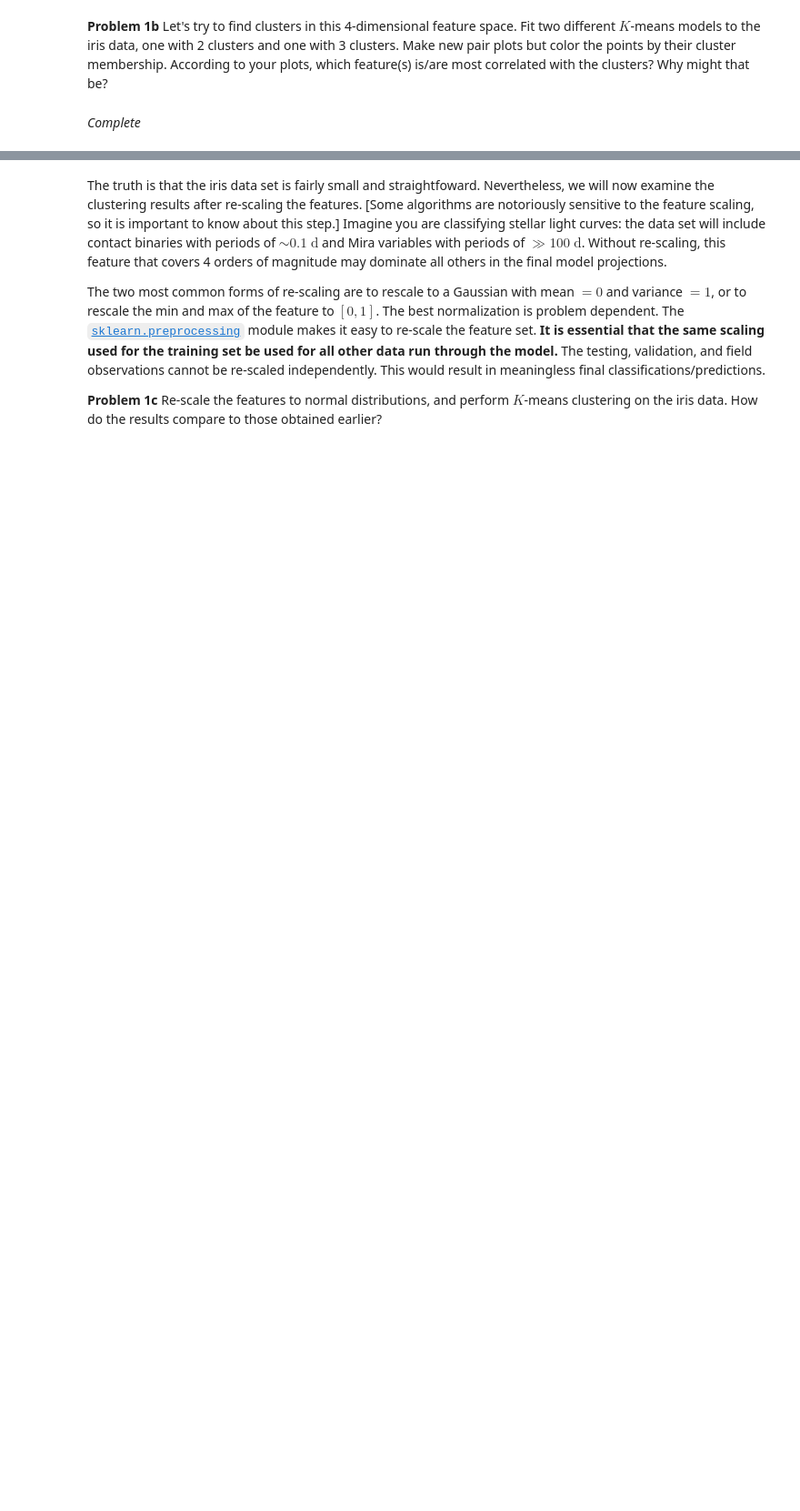
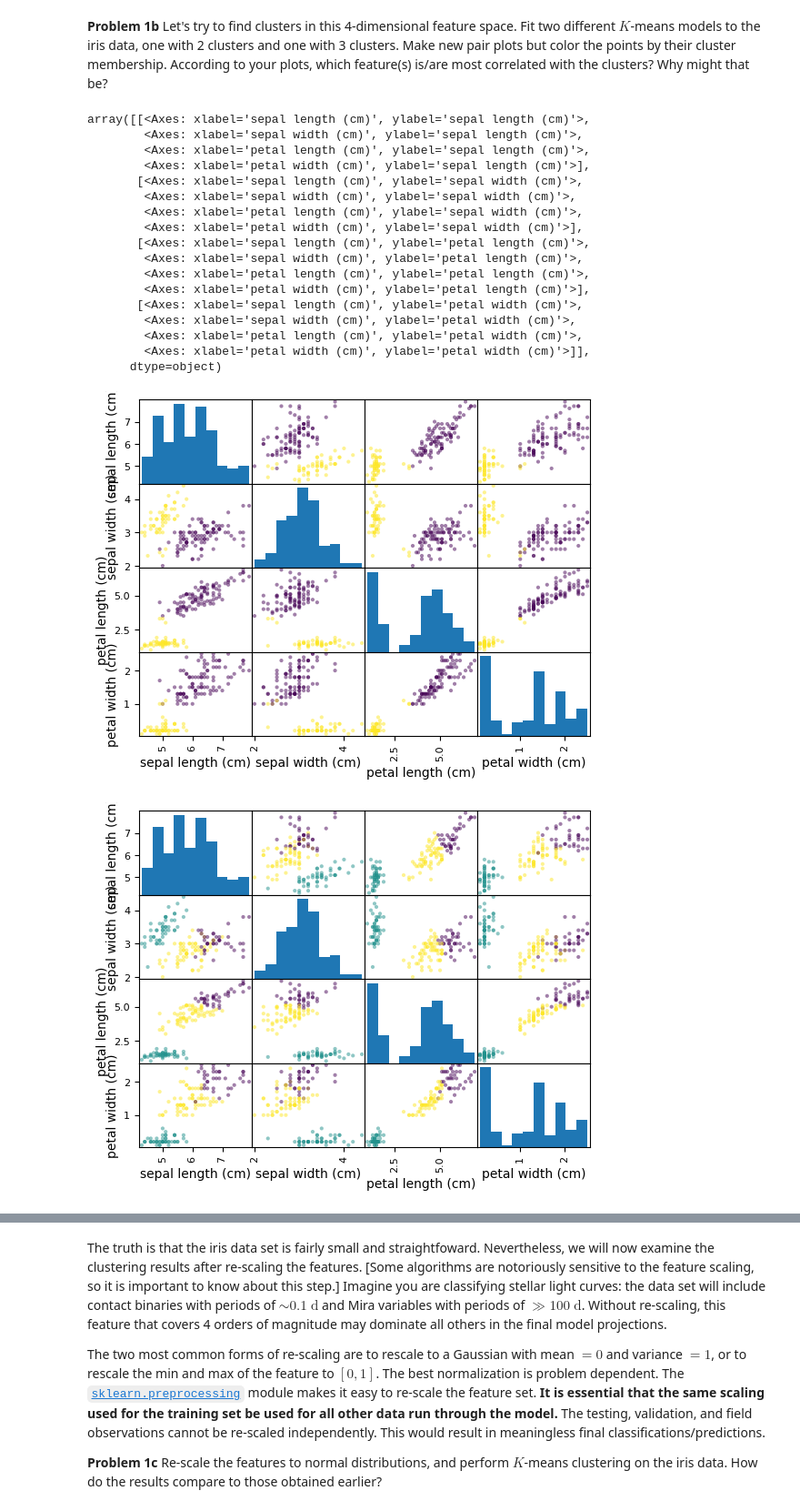
Before and after one commit to ASTR154/clustering, a Jupyter notebook: clustering.ipynb, the cells around one changed output, grey strips where cells are left out. Shown at 91% size. Drawn from its saved outputs; the diff is of its cells as text; code cells hidden in the pictures; blank space fills up the shorter version.

```diff
--- a/clustering.ipynb
+++ b/clustering.ipynb
@@ -37,2 +80,37 @@ print(clusters2)
-# %% [markdown]
-*Complete*
+# %%
+from sklearn.cluster import KMeans
+#2 clusters
+kmeans2 = KMeans(n_clusters=2,init='k-means++')
+kmeans2.fit(df)
+clusters2 =  kmeans2.fit_predict(df, y=None, sample_weight=None)
+#print(clusters2)
+
+pd.plotting.scatter_matrix(df,c=clusters2)
+
+# 3 clusters
+kmeans3 = KMeans(n_clusters=3,init='k-means++')
+kmeans3.fit(df)
+clusters3 =  kmeans3.fit_predict(df, y=None, sample_weight=None)
+#print(clusters3)
+
+pd.plotting.scatter_matrix(df,c=clusters3)
+# %% [output]
+array([[<Axes: xlabel='sepal length (cm)', ylabel='sepal length (cm)'>,
+        <Axes: xlabel='sepal width (cm)', ylabel='sepal length (cm)'>,
+        <Axes: xlabel='petal length (cm)', ylabel='sepal length (cm)'>,
+        <Axes: xlabel='petal width (cm)', ylabel='sepal length (cm)'>],
+       [<Axes: xlabel='sepal length (cm)', ylabel='sepal width (cm)'>,
+        <Axes: xlabel='sepal width (cm)', ylabel='sepal width (cm)'>,
+        <Axes: xlabel='petal length (cm)', ylabel='sepal width (cm)'>,
+        <Axes: xlabel='petal width (cm)', ylabel='sepal width (cm)'>],
+       [<Axes: xlabel='sepal length (cm)', ylabel='petal length (cm)'>,
+        <Axes: xlabel='sepal width (cm)', ylabel='petal length (cm)'>,
+        <Axes: xlabel='petal length (cm)', ylabel='petal length (cm)'>,
+        <Axes: xlabel='petal width (cm)', ylabel='petal length (cm)'>],
+       [<Axes: xlabel='sepal length (cm)', ylabel='petal width (cm)'>,
+        <Axes: xlabel='sepal width (cm)', ylabel='petal width (cm)'>,
+        <Axes: xlabel='petal length (cm)', ylabel='petal width (cm)'>,
+        <Axes: xlabel='petal width (cm)', ylabel='petal width (cm)'>]],
+      dtype=object)
+[figure, added]
+[figure, added]
```
Also changed, not shown: parts of 20 cells of this notebook.
